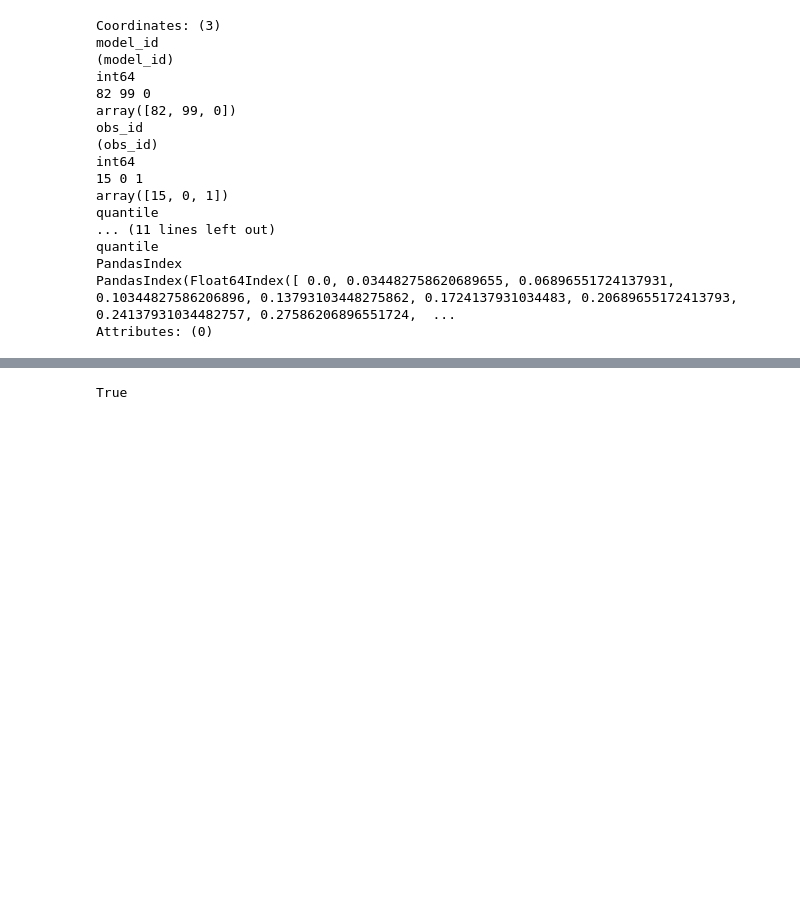
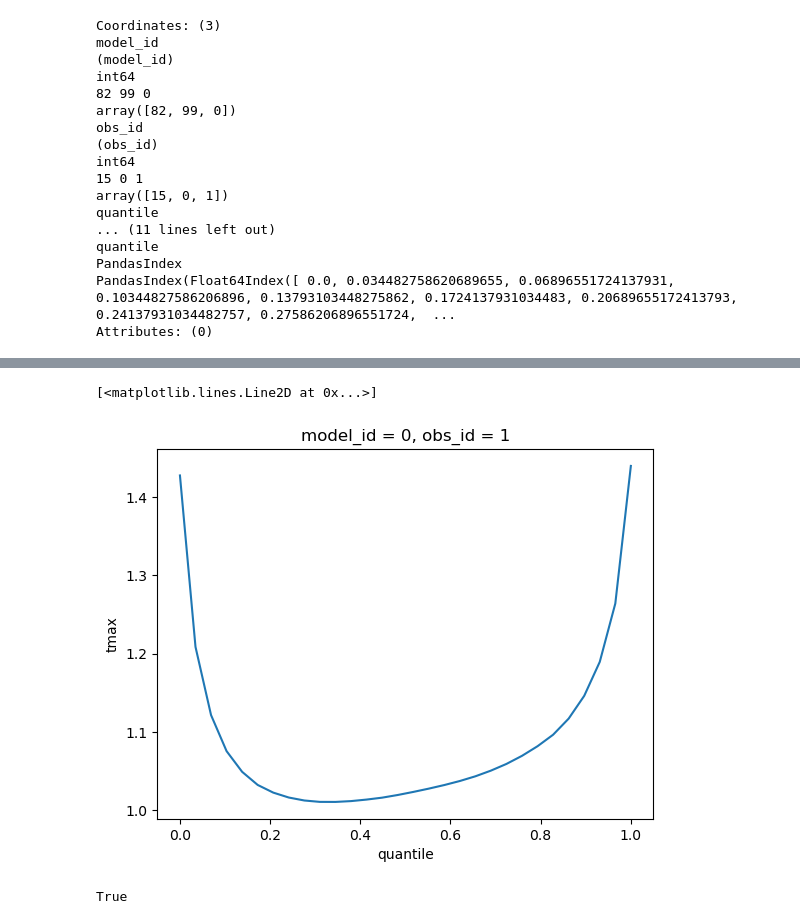
Before and after one commit to hrhampapura/moment_delta_mapping, a Jupyter notebook: lens_analysis/notebooks_final/Detrended/mdm_qdm.ipynb, the cells around one changed output, grey strips where cells are left out. Saved outputs shown, nothing was run; the diff lists cells and outputs as text; code cells hidden in the pictures; blank space fills up the shorter version.

```diff
--- a/lens_analysis/notebooks_final/Detrended/mdm_qdm.ipynb
+++ b/lens_analysis/notebooks_final/Detrended/mdm_qdm.ipynb
@@ -731,3 +747,8 @@ mdm_abserr.rename('tmax').to_dataset().to_zarr(cvals+'mdm_mae_27examples.zarr',m
+# %%
+mdm_mae.sel(model_id=0,obs_id=1).plot()
+# %% [output]
+[<matplotlib.lines.Line2D at 0x...>]
+[figure, added]
 # %%
 is_sorted(qpi_sqdm_day.values)
 # %% [output]
```
Also changed, not shown: parts of 4 cells of this notebook.
